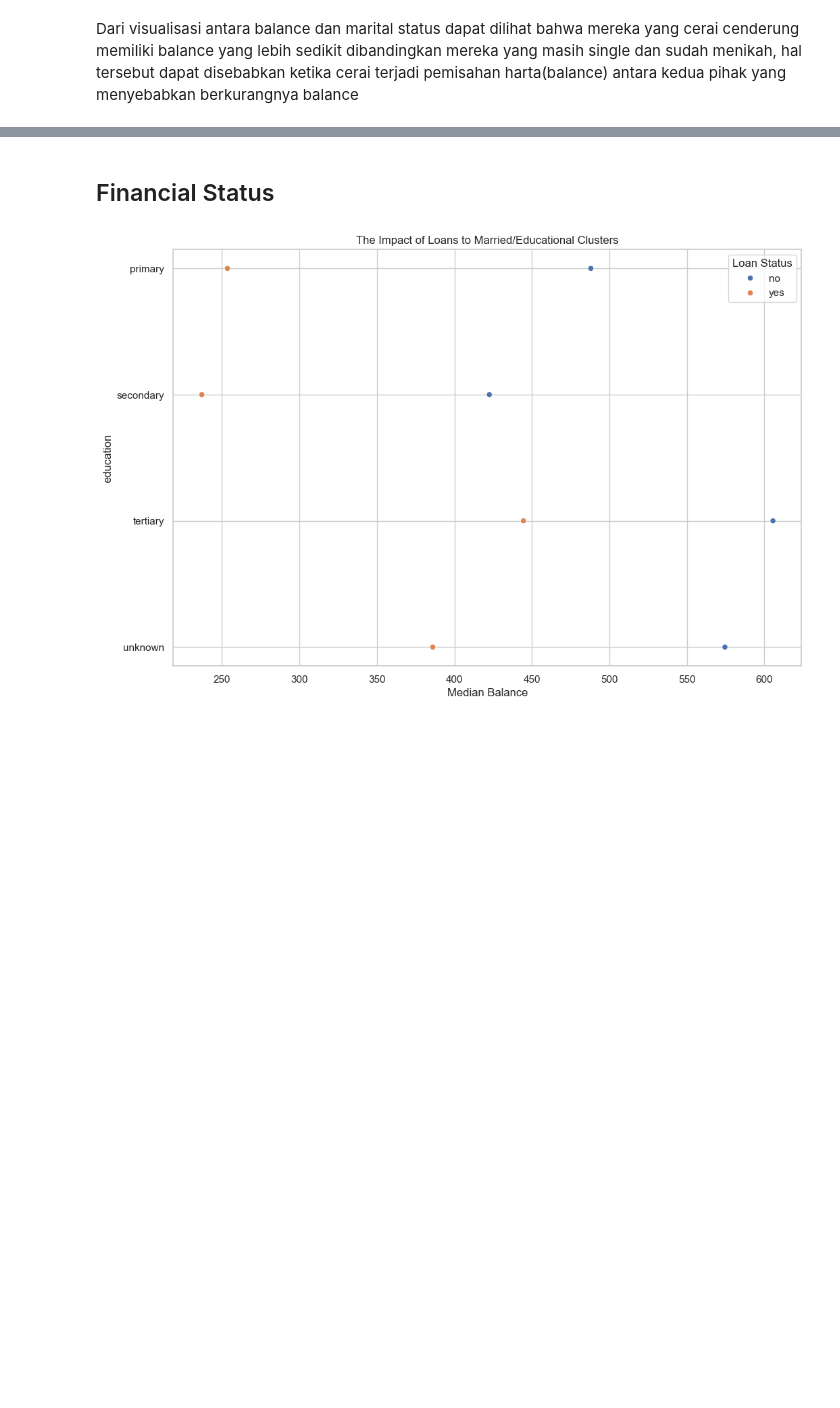
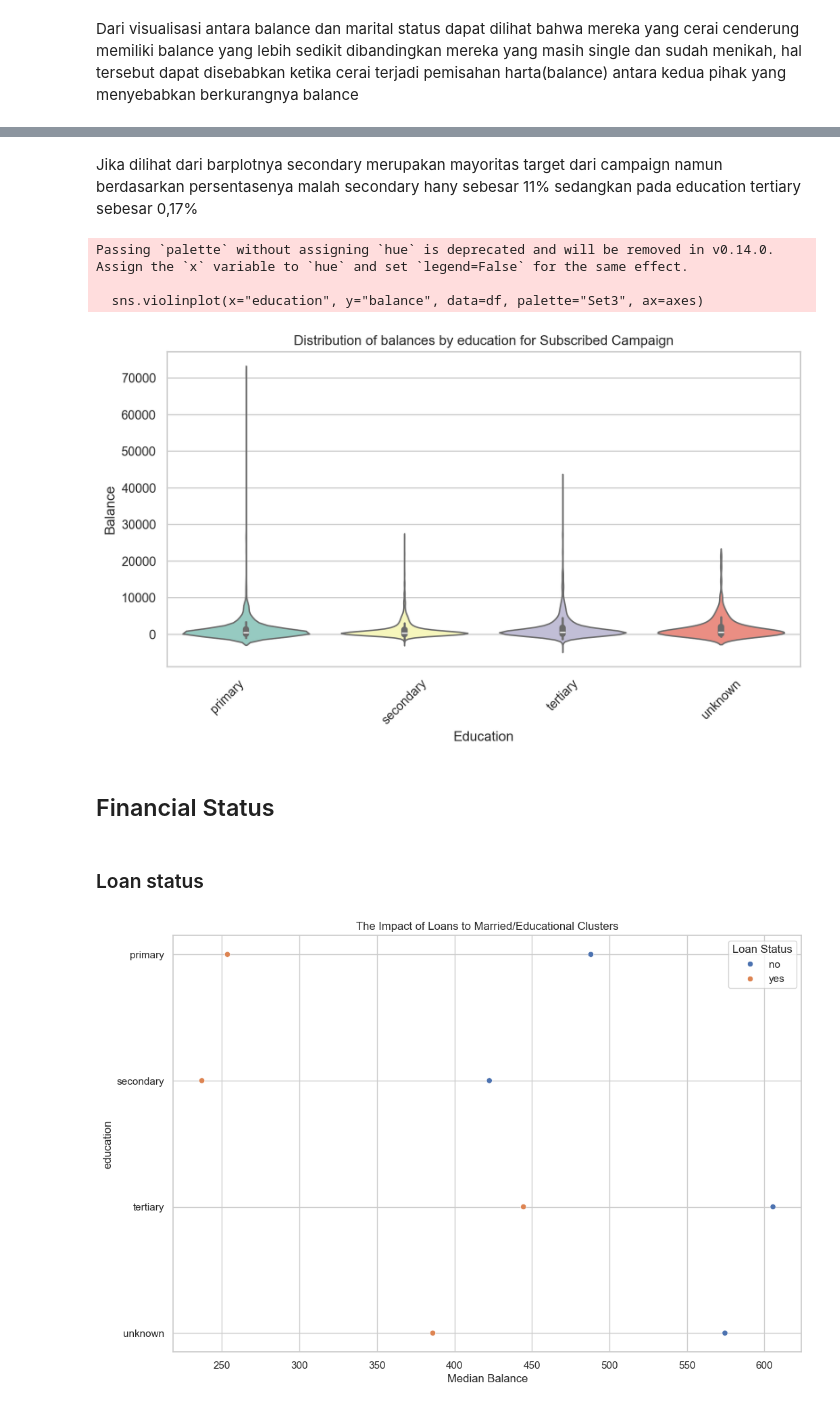
Before and after one commit to FTDS-SBY-002/-FTDS-002-SBY-group-002, a Jupyter notebook: EDA v1.ipynb, the cells around one changed output, grey strips where cells are left out. Drawn from its saved outputs; the diff is of its cells as text; code cells hidden in the pictures; blank space fills up the shorter version.

```diff
--- a/EDA v1.ipynb
+++ b/EDA v1.ipynb
@@ -455,5 +474,34 @@ Dari visualisasi antara balance dan marital status dapat dilihat bahwa mereka ya
+# %% [markdown]
+Jika dilihat dari barplotnya secondary merupakan mayoritas target dari campaign namun berdasarkan persentasenya malah secondary hany sebesar 11% sedangkan pada education tertiary sebesar 0,17%
+# %%
+import seaborn as sns
+import matplotlib.pyplot as plt
+
+sns.set(style="whitegrid")
+
+# Assuming df is your DataFrame
+
+# Create a figure and axis
+fig, axes = plt.subplots(figsize=(10, 5), dpi=200)
+
+sns.violinplot(x="education", y="balance", data=df, palette="Set3", ax=axes)
+
+axes.set_title('Distribution of balances by education for Subscribed Campaign')
+axes.set_xlabel('Education')
+axes.set_ylabel('Balance')
+axes.tick_params(axis='x', rotation=45)
+axes.get_xticklabels()[0].set_ha('right')
+
+plt.show()
+# %% [output]
+Passing `palette` without assigning `hue` is deprecated and will be removed in v0.14.0. Assign the `x` variable to `hue` and set `legend=False` for the same effect.
+
+  sns.violinplot(x="education", y="balance", data=df, palette="Set3", ax=axes)
+[figure, added]
 # %% [markdown]
 ## Financial Status
+# %% [markdown]
+### Loan status
 # %%
 loan_balance = df.groupby(['education', 'loan'], as_index=False)['balance'].median()
 loan_counts = df[df['loan'] == 'yes'].groupby('education')['loan'].count().reset_index(name='loan_count')
```
Also changed, not shown: parts of 27 cells of this notebook, 1 other file.
